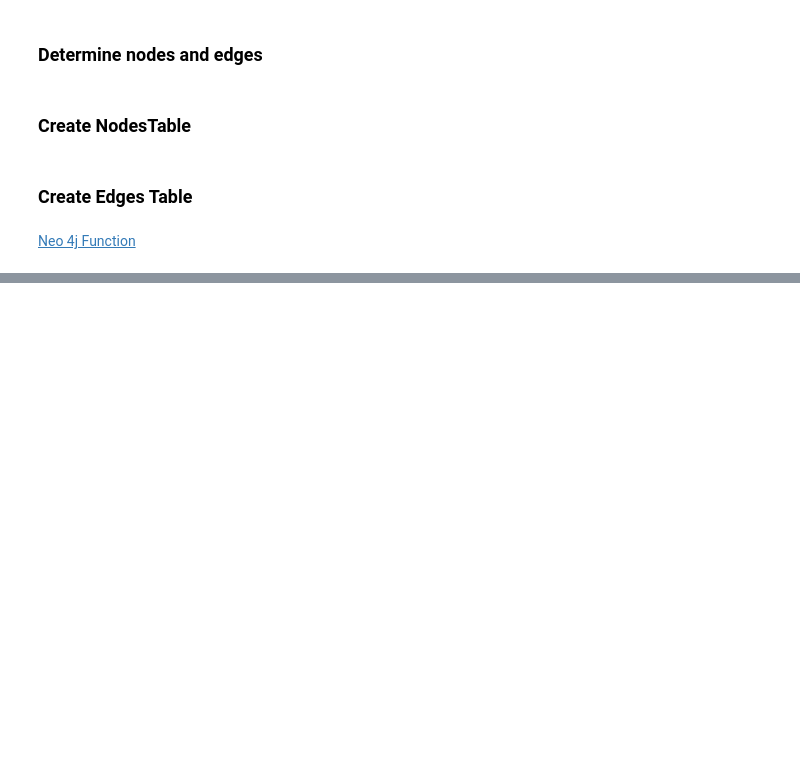
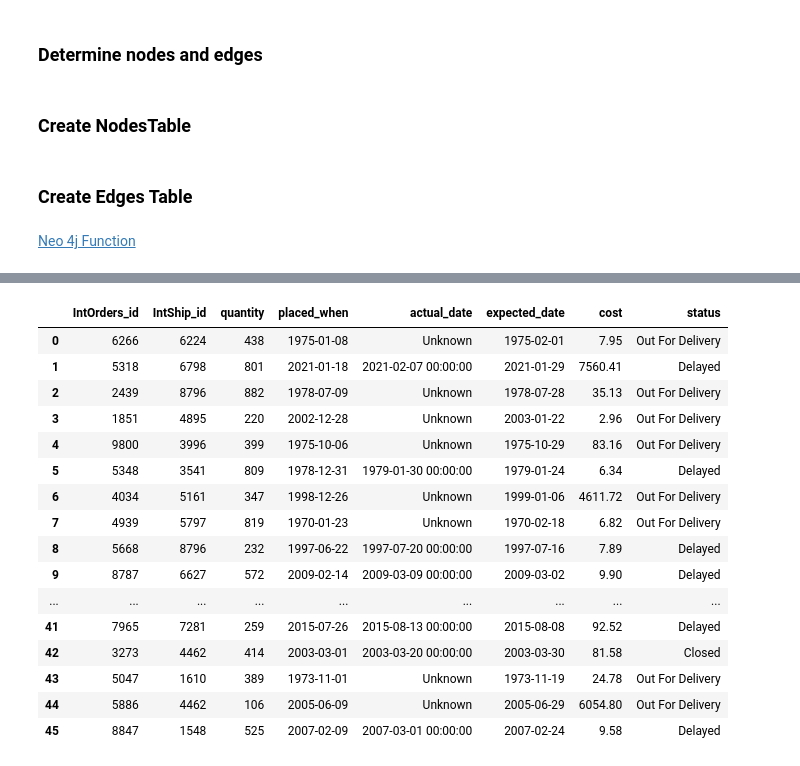
Before and after one commit to omargalal20/Supply-Chain-Data-Analysis, a Jupyter notebook: Copy_of_Data_Transformation.ipynb, the cells around one changed output, grey strips where cells are left out. Cells and saved outputs as stored; diff of their text form; code cells hidden in the pictures; blank space fills up the shorter version.

```diff
--- a/Copy_of_Data_Transformation.ipynb
+++ b/Copy_of_Data_Transformation.ipynb
@@ -363,0 +396,6 @@ for r in range(len(All_dfs["manufacturing"])):
+# %%
+orders_int_ship_id = All_dfs["internalorders"].IntShip_id
+internal_ship_id = All_dfs["internalshipments"].IntShip_id
+ship_id_in_orders_ship_id = internal_ship_id.isin(orders_int_ship_id)
+ship_id_not_in_orders_ship_id = list(All_dfs["internalshipments"].IntShip_id[[not elem for elem in ship_id_in_orders_ship_id]].unique())
+len(ship_id_not_in_orders_ship_id)
@@ -363,0 +404,8 @@ for r in range(len(All_dfs["manufacturing"])):
+# %%
+c = 9931
+for id in ship_id_not_in_orders_ship_id:
+    new_row = [{"IntOrders_id":c, "IntShip_id":id, "quantity": 766, "placed_when": "1993-05-08",
+    "actual_date":"1993-05-30 00:00:00", "expected_date":"1993-06-01", "cost":"38.90", "status":"Closed"}]
+    df = pd.DataFrame(new_row)
+    c = c+1
+    All_dfs["internalorders"] = pd.concat([All_dfs["internalorders"], df], ignore_index=True)
@@ -660,3 +732,23 @@ for key in All_dfs:
         sum_edges += table_size
 print("Number Of Nodes: ",sum_nodes)
 print("Number Of Edges: ",sum_edges)
+# %%
+All_dfs["ssintorders"]
+# %% [output]
+|  | IntOrders_id | IntShip_id | quantity | placed_when | actual_date | expected_date | cost | status |
+| 0 | 6266 | 6224 | 438 | 1975-01-08 | Unknown | 1975-02-01 | 7.95 | Out For Delivery |
+| 1 | 5318 | 6798 | 801 | 2021-01-18 | 2021-02-07 00:00:00 | 2021-01-29 | 7560.41 | Delayed |
+| 2 | 2439 | 8796 | 882 | 1978-07-09 | Unknown | 1978-07-28 | 35.13 | Out For Delivery |
+| 3 | 1851 | 4895 | 220 | 2002-12-28 | Unknown | 2003-01-22 | 2.96 | Out For Delivery |
+| 4 | 9800 | 3996 | 399 | 1975-10-06 | Unknown | 1975-10-29 | 83.16 | Out For Delivery |
+| 5 | 5348 | 3541 | 809 | 1978-12-31 | 1979-01-30 00:00:00 | 1979-01-24 | 6.34 | Delayed |
+| 6 | 4034 | 5161 | 347 | 1998-12-26 | Unknown | 1999-01-06 | 4611.72 | Out For Delivery |
+| 7 | 4939 | 5797 | 819 | 1970-01-23 | Unknown | 1970-02-18 | 6.82 | Out For Delivery |
+| 8 | 5668 | 8796 | 232 | 1997-06-22 | 1997-07-20 00:00:00 | 1997-07-16 | 7.89 | Delayed |
+| 9 | 8787 | 6627 | 572 | 2009-02-14 | 2009-03-09 00:00:00 | 2009-03-02 | 9.90 | Delayed |
+| ... | ... | ... | ... | ... | ... | ... | ... | ... |
+| 41 | 7965 | 7281 | 259 | 2015-07-26 | 2015-08-13 00:00:00 | 2015-08-08 | 92.52 | Delayed |
+| 42 | 3273 | 4462 | 414 | 2003-03-01 | 2003-03-20 00:00:00 | 2003-03-30 | 81.58 | Closed |
+| 43 | 5047 | 1610 | 389 | 1973-11-01 | Unknown | 1973-11-19 | 24.78 | Out For Delivery |
+| 44 | 5886 | 4462 | 106 | 2005-06-09 | Unknown | 2005-06-29 | 6054.80 | Out For Delivery |
+| 45 | 8847 | 1548 | 525 | 2007-02-09 | 2007-03-01 00:00:00 | 2007-02-24 | 9.58 | Delayed |
```
Also changed, not shown: parts of 10 cells of this notebook.
